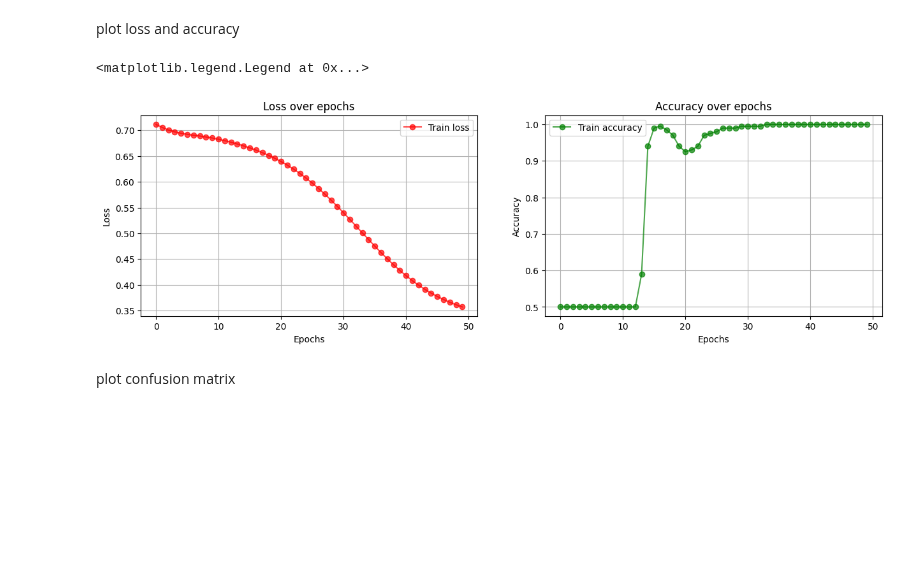
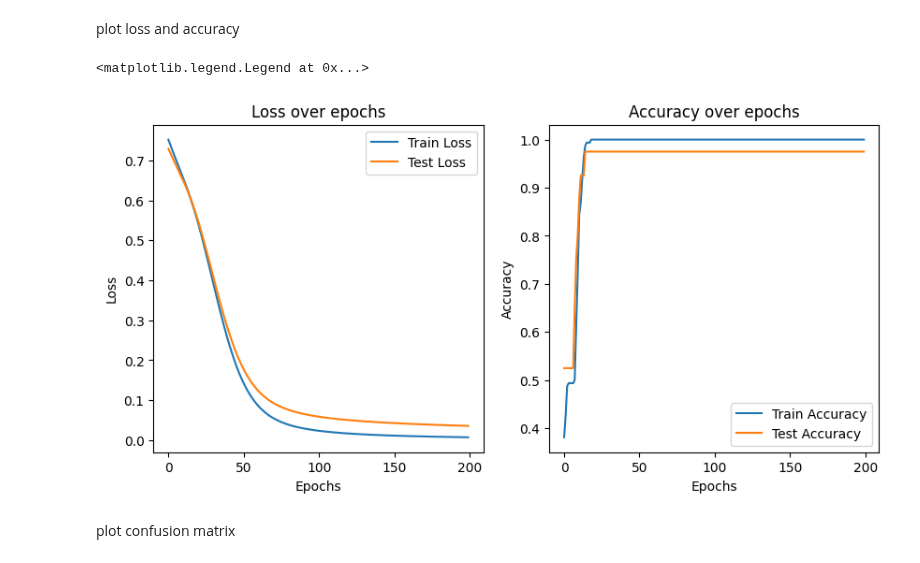
Before and after one commit to rezaAdinepour/Deep-Learning-Homework, a Jupyter notebook: HWs/HW2/Code/Q1.ipynb, the cells around one changed output. Drawn from its saved outputs; the diff is of its cells as text; code cells hidden in the pictures; blank space fills up the shorter version.

```diff
--- a/HWs/HW2/Code/Q1.ipynb
+++ b/HWs/HW2/Code/Q1.ipynb
@@ -95,7 +95,7 @@ model = MLP(input_size=2, hidden_size=2, output_size=2, device=device)
 criterion = torch.nn.BCELoss() # set binary cross entropy for loss function
 optimizer = torch.optim.Adam(model.parameters(), lr=0.01) # set adam optimizer
 
-epochs = 500 # number of epochs
+epochs = 200 # number of epochs
 
 print("Network parameter:\n ", model)
 # %% [output]
@@ -140,25 +139,0 @@ tensor([[0, 1],
-# %%
-loss_values = []
-accuracy_values = []
-
-for epoch in range(epochs):
-    outputs = model(x) # forward pass
-    loss = criterion(outputs, y.long()) # compute loss
-
-    # backward pass and optimize
-    optimizer.zero_grad()
-    loss.backward()
-    optimizer.step()
-
-    loss_values.append(loss.item()) # save loss value
-
-    # compute accuracy
-    _, predicted = torch.max(outputs.data, 1)
-    total = y.size(0)
-    correct = (predicted == y.long()).sum().item()
-    accuracy = correct / total
-
-    accuracy_values.append(accuracy) # save accuracy value
-
-    if ((epoch+1) % 5 == 0):
-        print ("Epoch [{}/{}], Loss: {:.4f}, Accuracy: {:.2f}".format(epoch+1, epochs, loss.item(), accuracy))
@@ -178,27 +203,27 @@ Epoch [50/50], Loss: 0.3571, Accuracy: 1.00
 # %% [markdown]
 plot loss and accuracy
 # %%
-plt.figure(figsize=(15, 9))
+plt.figure(figsize=(10, 10))
 
-# Plot loss values
+# loss
 plt.subplot(2, 2, 1)
-plt.plot(loss_values, '-o', label="Train loss", color="red", alpha=0.7)
+plt.plot(train_loss, label='Train Loss')
+plt.plot(test_loss, label='Test Loss')
 plt.title('Loss over epochs')
 plt.xlabel('Epochs')
 plt.ylabel('Loss')
-plt.grid(True)
 plt.legend()
 
-# Plot accuracy values
+# accuracy
 plt.subplot(2, 2, 2)
-plt.plot(accuracy_values, '-o', label='Train accuracy', color='green', alpha=0.7)
+plt.plot(train_acc, label='Train Accuracy')
+plt.plot(test_acc, label='Test Accuracy')
 plt.title('Accuracy over epochs')
 plt.xlabel('Epochs')
 plt.ylabel('Accuracy')
-plt.grid(True)
 plt.legend()
 # %% [output]
 <matplotlib.legend.Legend at 0x...>
-[figure, old version]
+[figure, new version]
 # %% [markdown]
 plot confusion matrix
```
Also changed, not shown: parts of 9 cells of this notebook, 1 other file.
